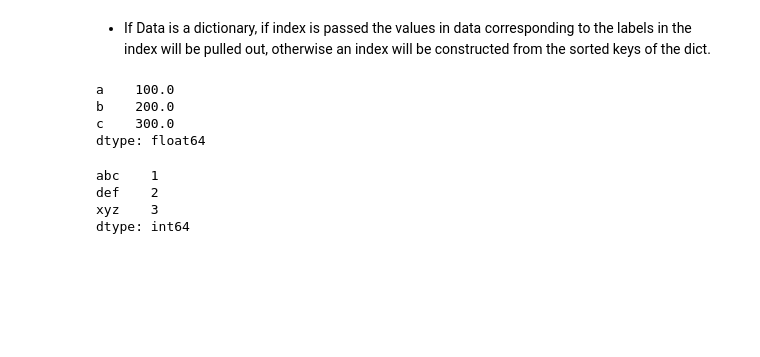
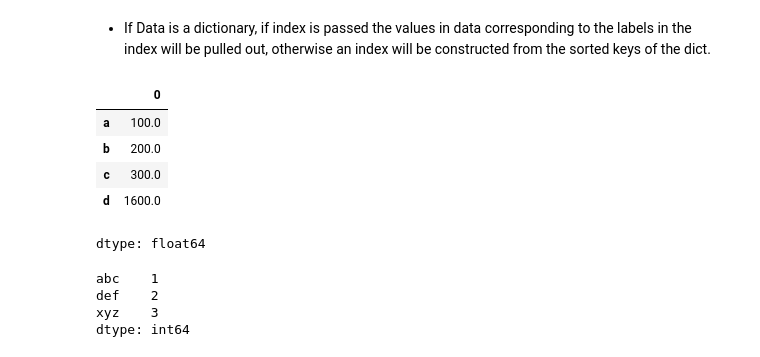
Before and after one commit to IAT-ExploringAI-2024/Week1---Intro-to-Python, a Jupyter notebook: Introduction_to_Python.ipynb, the cells around one changed output. Drawn from its saved outputs; the diff is of its cells as text; code cells hidden in the pictures; blank space fills up the shorter version.

```diff
--- a/Introduction_to_Python.ipynb
+++ b/Introduction_to_Python.ipynb
@@ -950,12 +1082,14 @@ Index([u'a', u'b', u'c', u'd', u'e'], dtype='object')
 # %% [markdown]
 - If Data is a dictionary, if index is passed the values in data corresponding to the labels in the index will be pulled out, otherwise an index will be constructed from the sorted keys of the dict.
 # %%
-d = {'a': 100., 'b': 200., 'c': 300.}
+d = {'a': 100., 'b': 200., 'c': 300.,'d': 1600.}
 pd.Series(d)
 # %% [output]
+|  | 0 |
+| a | 100.0 |
+| b | 200.0 |
+| c | 300.0 |
+| d | 1600.0 |
-a    100.0
-b    200.0
-c    300.0
 dtype: float64
 # %%
 data = {'abc': 1, 'def': 2, 'xyz': 3}
```
Also changed, not shown: parts of 40 cells of this notebook.
